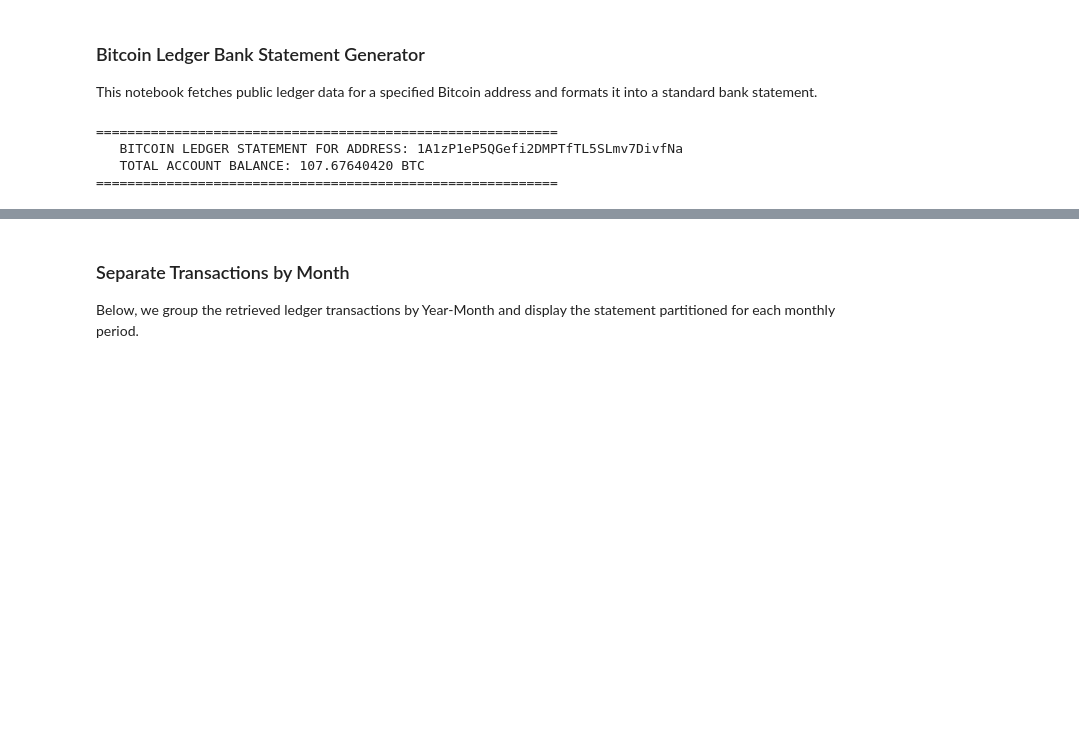
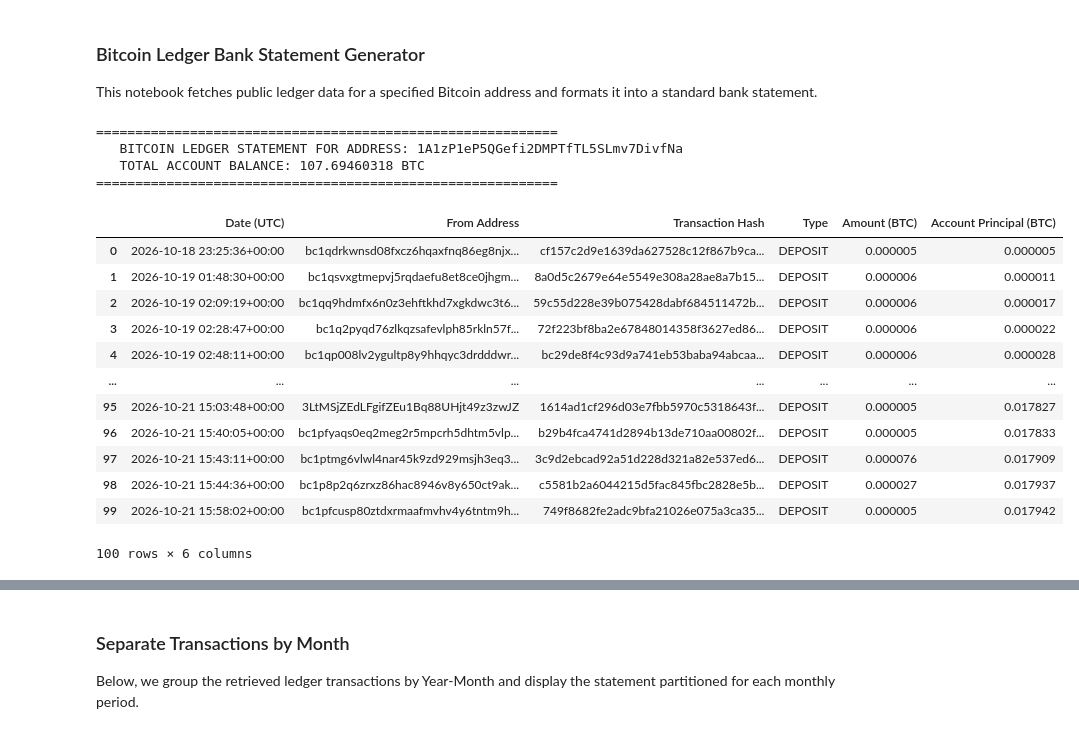
Before and after one commit to ggalarza1/BTC_accounting, a Jupyter notebook: Bitcoin_ledger_bank_statement_generator.ipynb, the cells around one changed output, grey strips where cells are left out. Saved outputs shown, nothing was run; the diff lists cells and outputs as text; code cells hidden in the pictures; blank space fills up the shorter version.

```diff
--- a/Bitcoin_ledger_bank_statement_generator.ipynb
+++ b/Bitcoin_ledger_bank_statement_generator.ipynb
@@ -7,6 +7,9 @@ This notebook fetches public ledger data for a specified Bitcoin address and for
 import requests
 import pandas as pd
 from datetime import datetime, timezone
+
+# Set target Bitcoin address
+example_address = "1A1zP1eP5QGefi2DMPTfTL5SLmv7DivfNa"
 
 def get_bitcoin_statement_enhanced(btc_address):
     url = f"https://blockchain.info/rawaddr/{btc_address}"
@@ -43,32 +46,49 @@ def get_bitcoin_statement_enhanced(btc_address):
         received = outputs_sum / 1e8
         net_flow = received - sent
         tx_type = "DEPOSIT" if net_flow > 0 else "WITHDRAWAL"
 
         running_balance += net_flow
 
         statement_records.append({
             "Date (UTC)": date_dt,
             "From Address": source_address_str,
-            "Transaction Hash": f"{tx_hash[:8]}...{tx_hash[-8:]}",
+            "Transaction Hash": tx_hash, # Keep full transaction hash
             "Type": tx_type,
             "Amount (BTC)": abs(net_flow),
             "Account Principal (BTC)": running_balance
         })
 
     df = pd.DataFrame(statement_records)
     return df, final_balance
 
 # Retrieve and display enhanced dataset
 try:
     df_statement, final_balance = get_bitcoin_statement_enhanced(example_address)
+    df_display = df_statement.sort_values(by='Date (UTC)', ascending=False).copy()
+    df_display['Month Name'] = df_display['Date (UTC)'].dt.strftime('%B %Y')
+
     print("===========================================================")
     print(f"   BITCOIN LEDGER STATEMENT FOR ADDRESS: {example_address}")
     print(f"   TOTAL ACCOUNT BALANCE: {final_balance:.8f} BTC")
     print("===========================================================\n")
+    display(df_statement)
 except Exception as e:
     print(f"Error fetching live ledger data: {e}")
 # %% [output]
 ===========================================================
    BITCOIN LEDGER STATEMENT FOR ADDRESS: 1A1zP1eP5QGefi2DMPTfTL5SLmv7DivfNa
-   TOTAL ACCOUNT BALANCE: 107.67640420 BTC
+   TOTAL ACCOUNT BALANCE: 107.69460318 BTC
 ===========================================================
+|  | Date (UTC) | From Address | Transaction Hash | Type | Amount (BTC) | Account Principal (BTC) |
+| 0 | 2026-10-18 23:25:36+00:00 | bc1qdrkwnsd08fxcz6hqaxfnq86eg8njx... | cf157c2d9e1639da627528c12f867b9ca... | DEPOSIT | 0.000005 | 0.000005 |
+| 1 | 2026-10-19 01:48:30+00:00 | bc1qsvxgtmepvj5rqdaefu8et8ce0jhgm... | 8a0d5c2679e64e5549e308a28ae8a7b15... | DEPOSIT | 0.000006 | 0.000011 |
+| 2 | 2026-10-19 02:09:19+00:00 | bc1qq9hdmfx6n0z3ehftkhd7xgkdwc3t6... | 59c55d228e39b075428dabf684511472b... | DEPOSIT | 0.000006 | 0.000017 |
+| 3 | 2026-10-19 02:28:47+00:00 | bc1q2pyqd76zlkqzsafevlph85rkln57f... | 72f223bf8ba2e67848014358f3627ed86... | DEPOSIT | 0.000006 | 0.000022 |
+| 4 | 2026-10-19 02:48:11+00:00 | bc1qp008lv2ygultp8y9hhqyc3drdddwr... | bc29de8f4c93d9a741eb53baba94abcaa... | DEPOSIT | 0.000006 | 0.000028 |
+| ... | ... | ... | ... | ... | ... | ... |
+| 95 | 2026-10-21 15:03:48+00:00 | 3LtMSjZEdLFgifZEu1Bq88UHjt49z3zwJZ | 1614ad1cf296d03e7fbb5970c5318643f... | DEPOSIT | 0.000005 | 0.017827 |
+| 96 | 2026-10-21 15:40:05+00:00 | bc1pfyaqs0eq2meg2r5mpcrh5dhtm5vlp... | b29b4fca4741d2894b13de710aa00802f... | DEPOSIT | 0.000005 | 0.017833 |
+| 97 | 2026-10-21 15:43:11+00:00 | bc1ptmg6vlwl4nar45k9zd929msjh3eq3... | 3c9d2ebcad92a51d228d321a82e537ed6... | DEPOSIT | 0.000076 | 0.017909 |
+| 98 | 2026-10-21 15:44:36+00:00 | bc1p8p2q6zrxz86hac8946v8y650ct9ak... | c5581b2a6044215d5fac845fbc2828e5b... | DEPOSIT | 0.000027 | 0.017937 |
+| 99 | 2026-10-21 15:58:02+00:00 | bc1pfcusp80ztdxrmaafmvhv4y6tntm9h... | 749f8682fe2adc9bfa21026e075a3ca35... | DEPOSIT | 0.000005 | 0.017942 |
+100 rows × 6 columns
```
Also changed, not shown: parts of 3 cells of this notebook.
